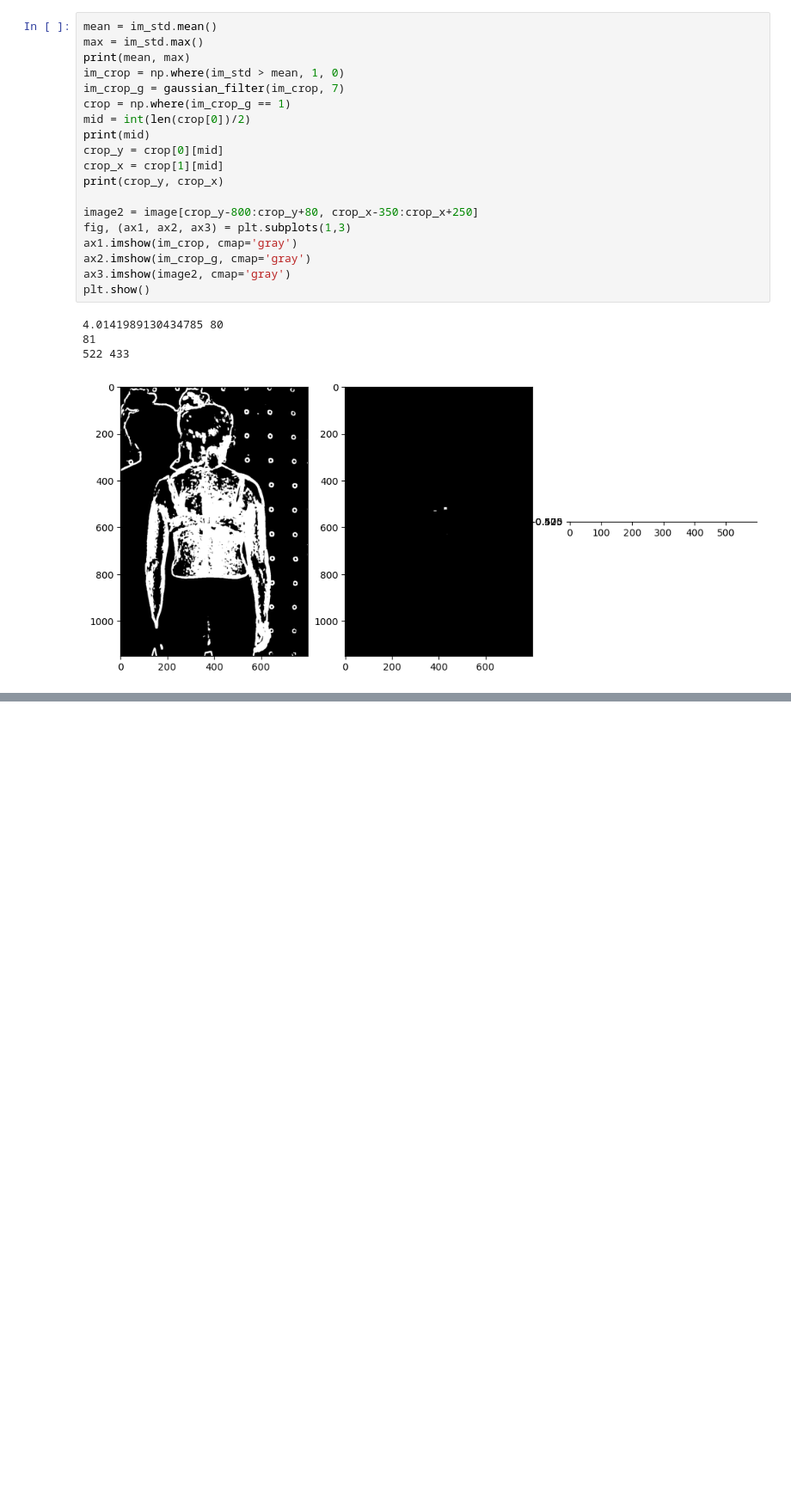
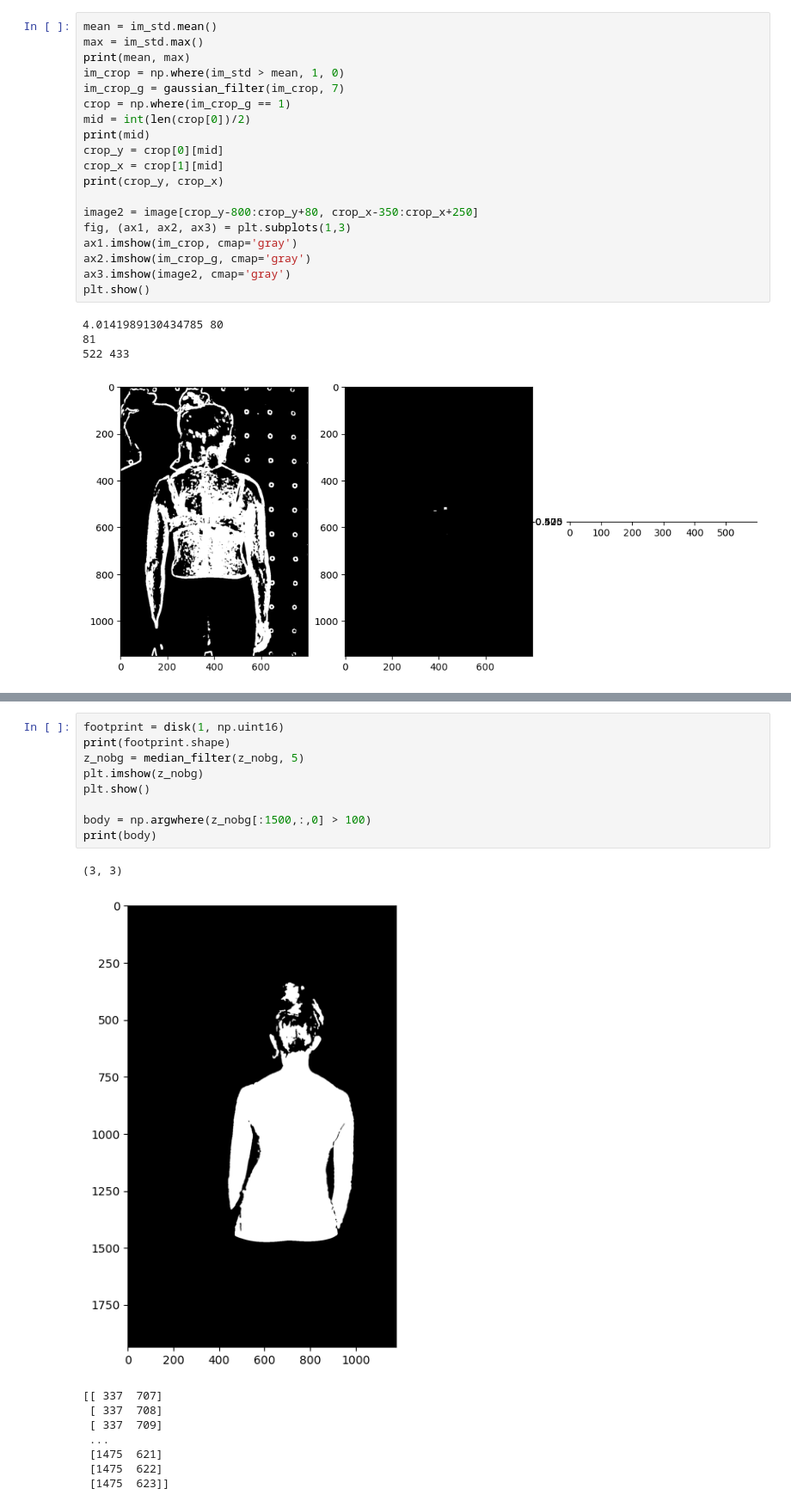
Before and after one commit to ghazalebra/interface_scoliose, a Jupyter notebook: automatic_crop.ipynb, the cells around one changed output, grey strips where cells are left out. Shown: that part at 86% size. Saved outputs shown, nothing was run; the diff lists cells and outputs as text; blank space fills up the shorter version.

```diff
--- a/automatic_crop.ipynb
+++ b/automatic_crop.ipynb
@@ -52,0 +65,19 @@ plt.show()
+# %%
+footprint = disk(1, np.uint16)
+print(footprint.shape)
+z_nobg = median_filter(z_nobg, 5)
+plt.imshow(z_nobg)
+plt.show()
+
+body = np.argwhere(z_nobg[:1500,:,0] > 100)
+print(body)
+# %% [output]
+(3, 3)
+[figure, added]
+[[ 337  707]
+ [ 337  708]
+ [ 337  709]
+ ...
+ [1475  621]
+ [1475  622]
+ [1475  623]]
```
Also changed, not shown: parts of 4 cells of this notebook.
